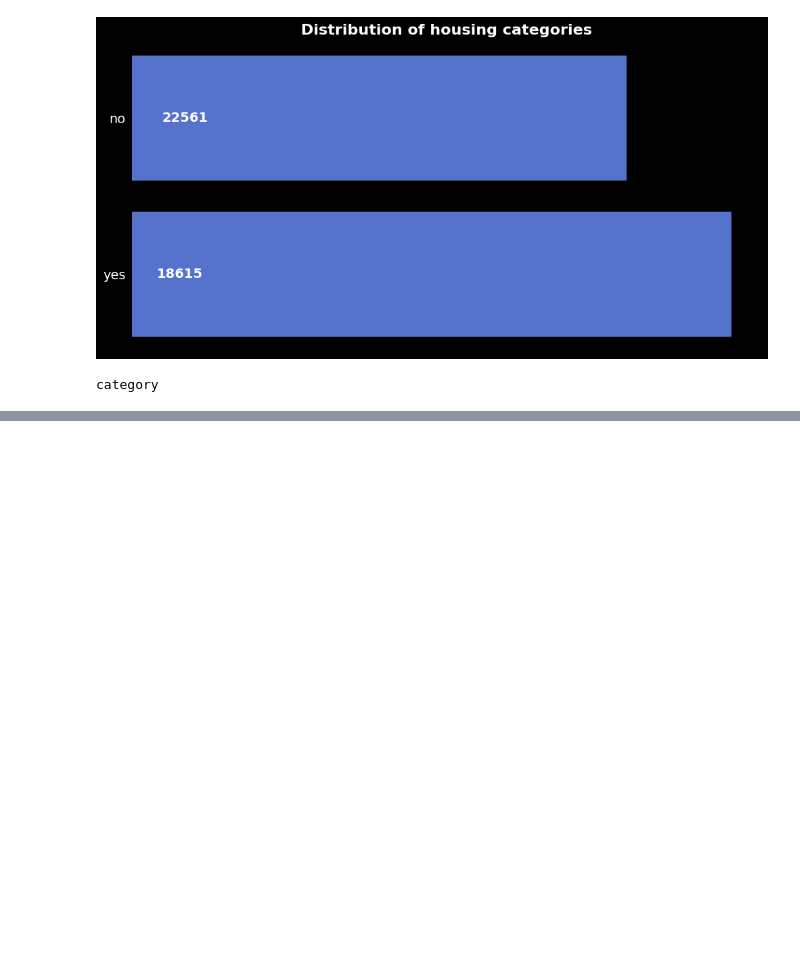
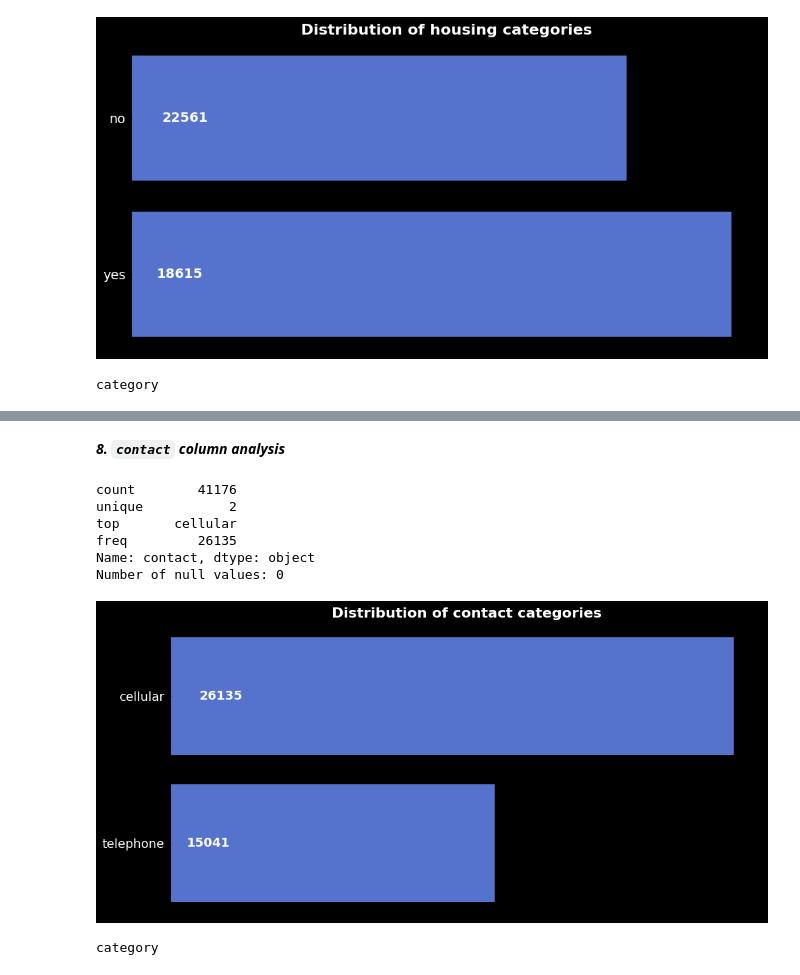
Before and after one commit to Reserford1991/bank-marketing-dataset-project, a Jupyter notebook: jupiter-notebooks/solution.ipynb, the cells around one changed output, grey strips where cells are left out. Drawn from its saved outputs; the diff is of its cells as text; code cells hidden in the pictures; blank space fills up the shorter version.

```diff
--- a/jupiter-notebooks/solution.ipynb
+++ b/jupiter-notebooks/solution.ipynb
@@ -270,0 +262,3 @@ category
+# %%
+bank_df = HelperFunctions.impute_categorical_unknown_values(bank_df, 'housing', 'mode')
+HelperFunctions.show_categorical_info(bank_df, 'housing')
@@ -270,0 +274,13 @@ category
+# %% [markdown]
+***8. `contact` column analysis***
+# %%
+HelperFunctions.show_categorical_info(bank_df, 'contact')
+# %% [output]
+count        41176
+unique           2
+top       cellular
+freq         26135
+Name: contact, dtype: object
+Number of null values: 0
+[figure, added]
+category
```
Also changed, not shown: parts of 57 cells of this notebook, 2 other files.
